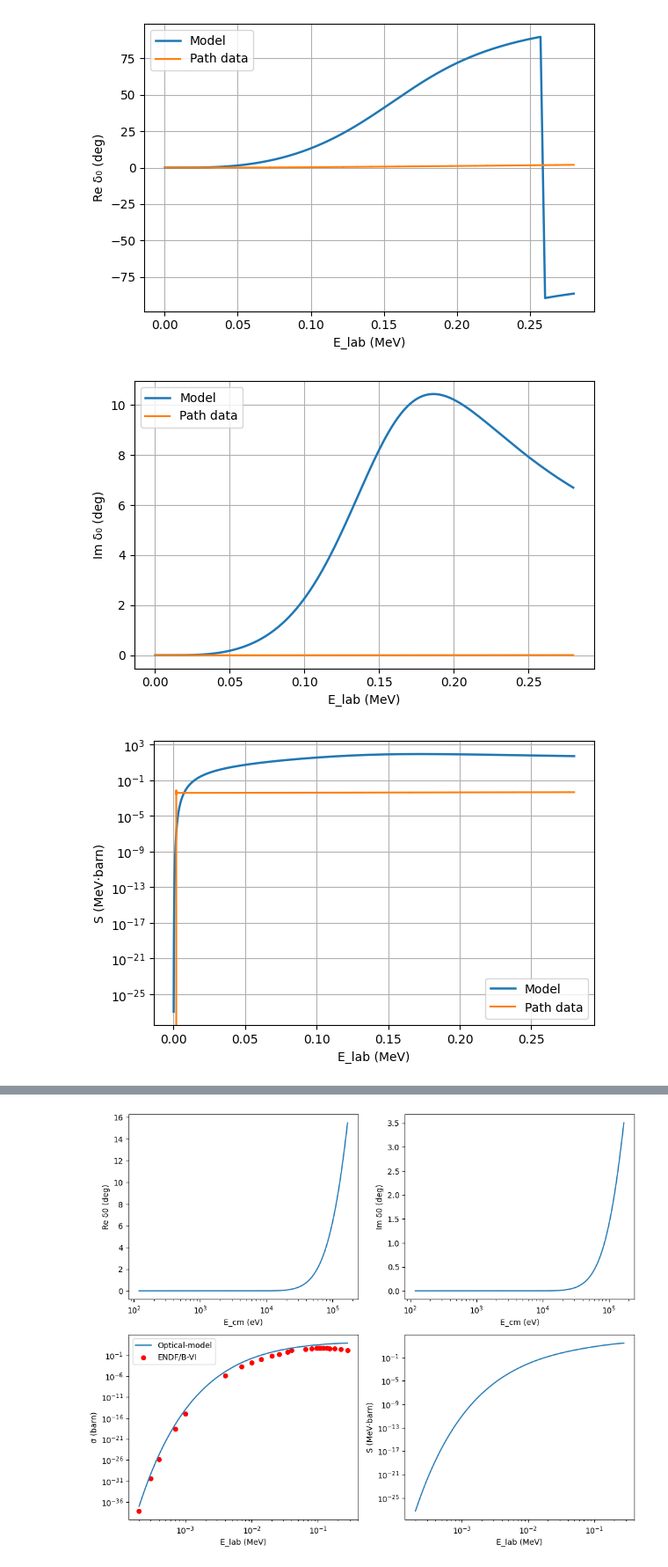
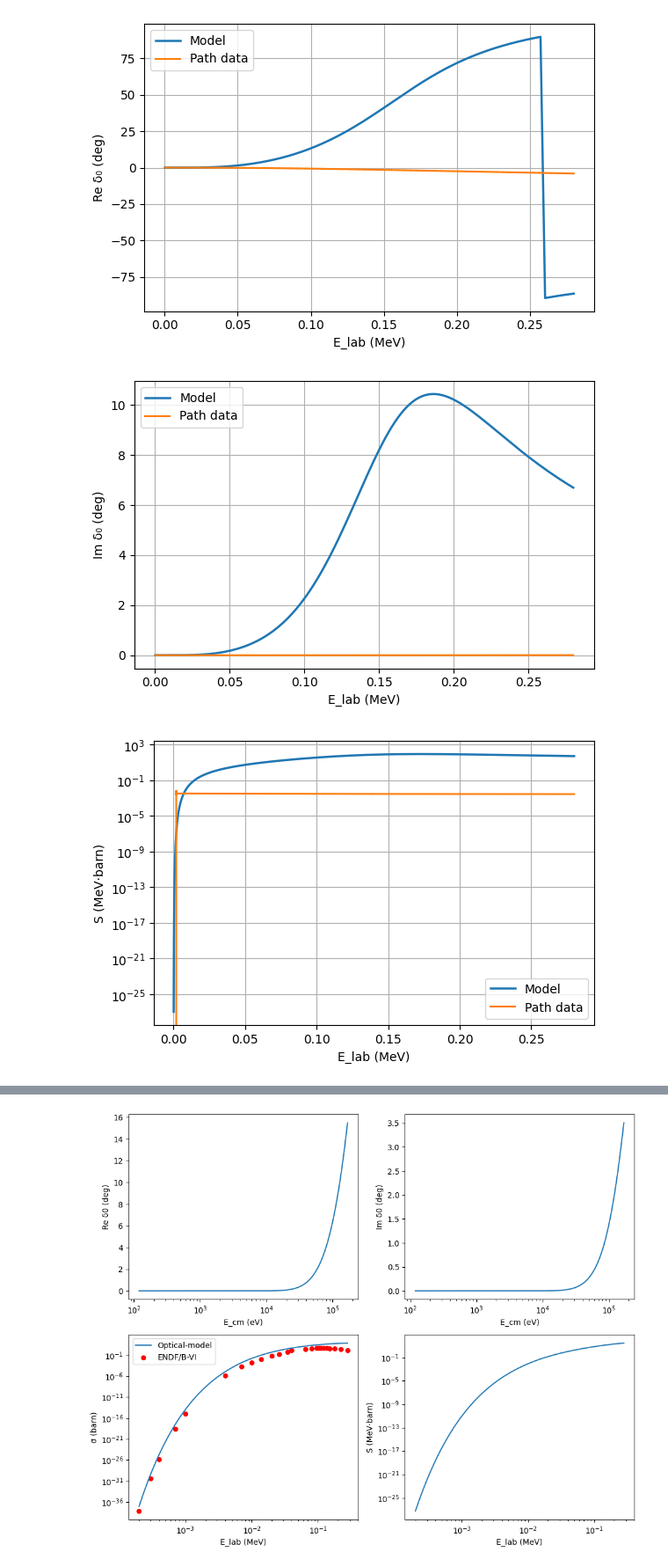
Before and after one commit to sante3105/Fisica-Nuclear, a Jupyter notebook: Nuclear-Teorica/ITRN/python/OpticalModelGraph.ipynb, the cells around one changed output, grey strips where cells are left out. Shown at 88% size. Saved outputs shown, nothing was run; the diff lists cells and outputs as text; code cells hidden in the pictures.

```diff
--- a/Nuclear-Teorica/ITRN/python/OpticalModelGraph.ipynb
+++ b/Nuclear-Teorica/ITRN/python/OpticalModelGraph.ipynb
@@ -253,7 +253,7 @@ def run_optical_model(Zp: int, Zt: int, Ap: float, At: float,
     # 5. σ – experimental ENDF & path
     # ------------------------------------------------------------------
     fig5, ax5 = plt.subplots(figsize=(6, 4))
-    ax5.plot(_E_lab_ENDF, _sigma_ENDF, label='ENDF/B‑VI', lw=1.8)
+    ax5.scatter(_E_lab_ENDF, _sigma_ENDF, label='ENDF/B‑VI', lw=1.8)
     if E_dat is not None:
         ax5.plot(E_dat, sigma_dat, label='Path data', lw=1.5)
     ax5.set_xlabel('E_lab (MeV)')
@@ -353,14 +353,14 @@ def run_optical_model(Zp: int, Zt: int, Ap: float, At: float,
 # %%
 run_optical_model(
     Zp=1, Zt=1,        # deuterón + algo
     Ap=2, At=3,        # masas (amu)
     Vr=-30, Vi=-0.04964,   # potencial MeV
     r0=1.338,            # fm
     E_demo_cm_eV=500,     # opcional: u0(r) a 50 keV
-     path='../c++/OpticModel/data/datfiles_l=0_a=1/delta_vs_Elab.dat'
+     path='../c++/OpticModel/data/datfiles_l=0_a=3/delta_vs_Elab.dat'
 )
 # %% [output]
-[figure, old version]
+[figure, new version]
 [figure]
 [figure]
 [figure]
```
Also changed, not shown: 33 other files.
